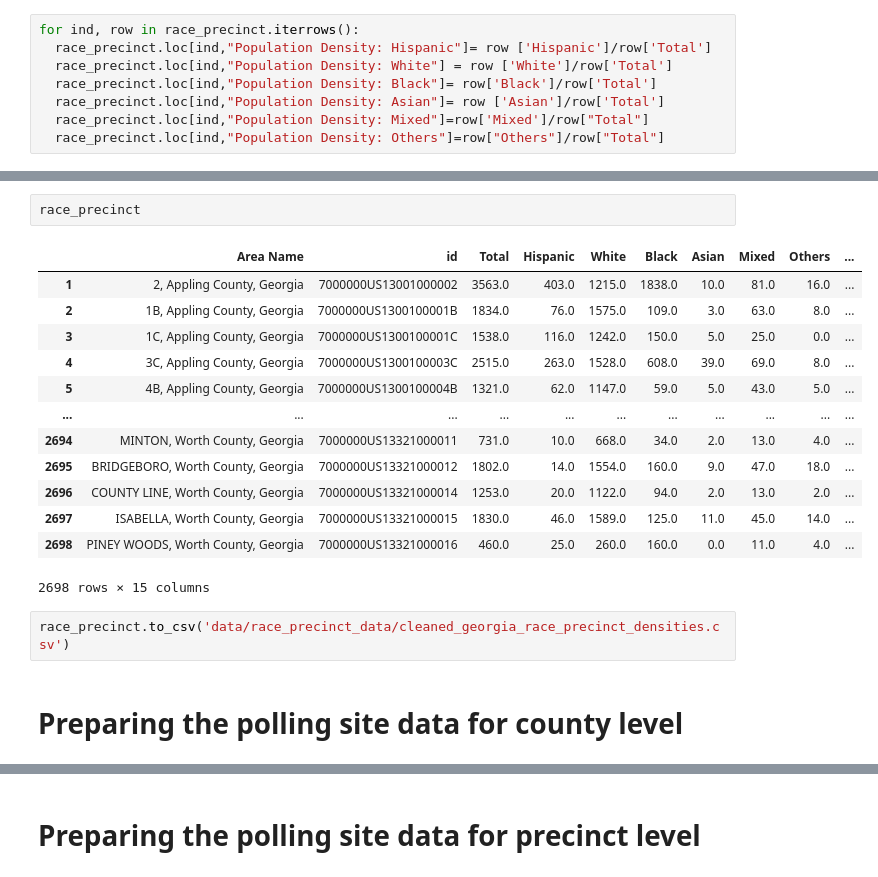
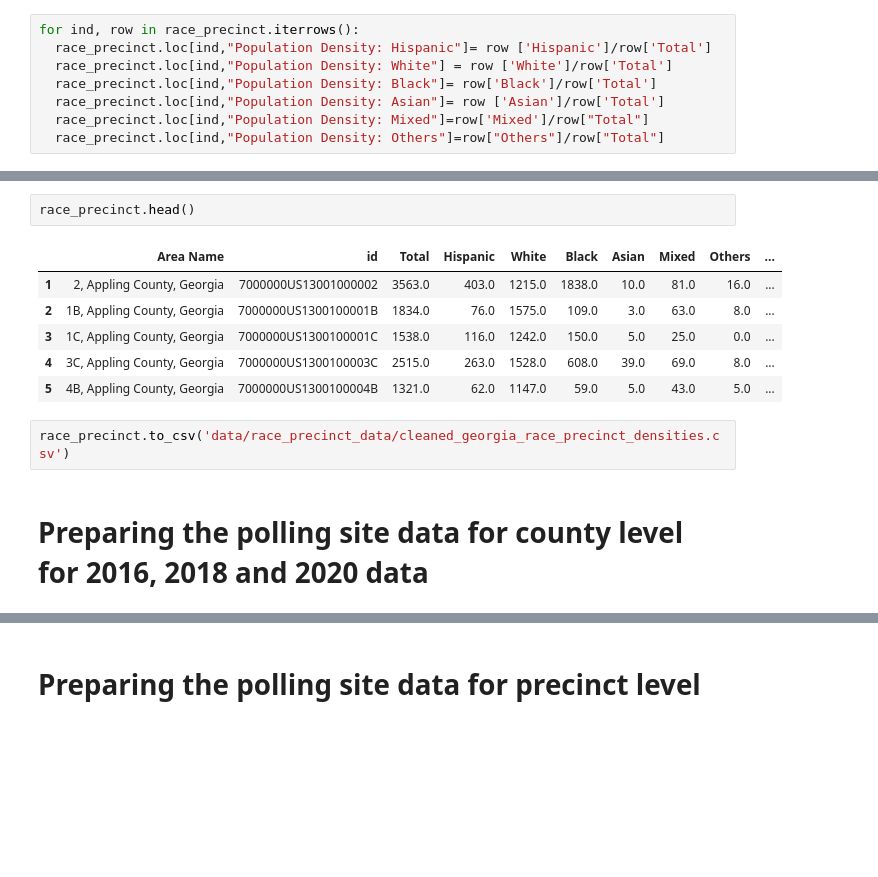
Before and after one commit to zzoeys/freecakefridays, a Jupyter notebook: data_preparation.ipynb, the cells around one changed output, grey strips where cells are left out. Drawn from its saved outputs; the diff is of its cells as text; blank space fills up the shorter version.

```diff
--- a/data_preparation.ipynb
+++ b/data_preparation.ipynb
@@ -147,20 +201,13 @@ race_precinct.loc[race_precinct['Total']==0]
 # %%
-race_precinct
+race_precinct.head()
 # %% [output]
 |  | Area Name | id | Total | Hispanic | White | Black | Asian | Mixed | Others | ... |
 | 1 | 2, Appling County, Georgia | 7000000US13001000002 | 3563.0 | 403.0 | 1215.0 | 1838.0 | 10.0 | 81.0 | 16.0 | ... |
 | 2 | 1B, Appling County, Georgia | 7000000US1300100001B | 1834.0 | 76.0 | 1575.0 | 109.0 | 3.0 | 63.0 | 8.0 | ... |
 | 3 | 1C, Appling County, Georgia | 7000000US1300100001C | 1538.0 | 116.0 | 1242.0 | 150.0 | 5.0 | 25.0 | 0.0 | ... |
 | 4 | 3C, Appling County, Georgia | 7000000US1300100003C | 2515.0 | 263.0 | 1528.0 | 608.0 | 39.0 | 69.0 | 8.0 | ... |
 | 5 | 4B, Appling County, Georgia | 7000000US1300100004B | 1321.0 | 62.0 | 1147.0 | 59.0 | 5.0 | 43.0 | 5.0 | ... |
-| ... | ... | ... | ... | ... | ... | ... | ... | ... | ... | ... |
-| 2694 | MINTON, Worth County, Georgia | 7000000US13321000011 | 731.0 | 10.0 | 668.0 | 34.0 | 2.0 | 13.0 | 4.0 | ... |
-| 2695 | BRIDGEBORO, Worth County, Georgia | 7000000US13321000012 | 1802.0 | 14.0 | 1554.0 | 160.0 | 9.0 | 47.0 | 18.0 | ... |
-| 2696 | COUNTY LINE, Worth County, Georgia | 7000000US13321000014 | 1253.0 | 20.0 | 1122.0 | 94.0 | 2.0 | 13.0 | 2.0 | ... |
-| 2697 | ISABELLA, Worth County, Georgia | 7000000US13321000015 | 1830.0 | 46.0 | 1589.0 | 125.0 | 11.0 | 45.0 | 14.0 | ... |
-| 2698 | PINEY WOODS, Worth County, Georgia | 7000000US13321000016 | 460.0 | 25.0 | 260.0 | 160.0 | 0.0 | 11.0 | 4.0 | ... |
-2698 rows × 15 columns
 # %%
 race_precinct.to_csv('data/race_precinct_data/cleaned_georgia_race_precinct_densities.csv')
 # %% [markdown]
-# Preparing the polling site data for county level
+# Preparing the polling site data for county level for 2016, 2018 and 2020 data
```
Also changed, not shown: parts of 137 cells of this notebook, 16 other files.
